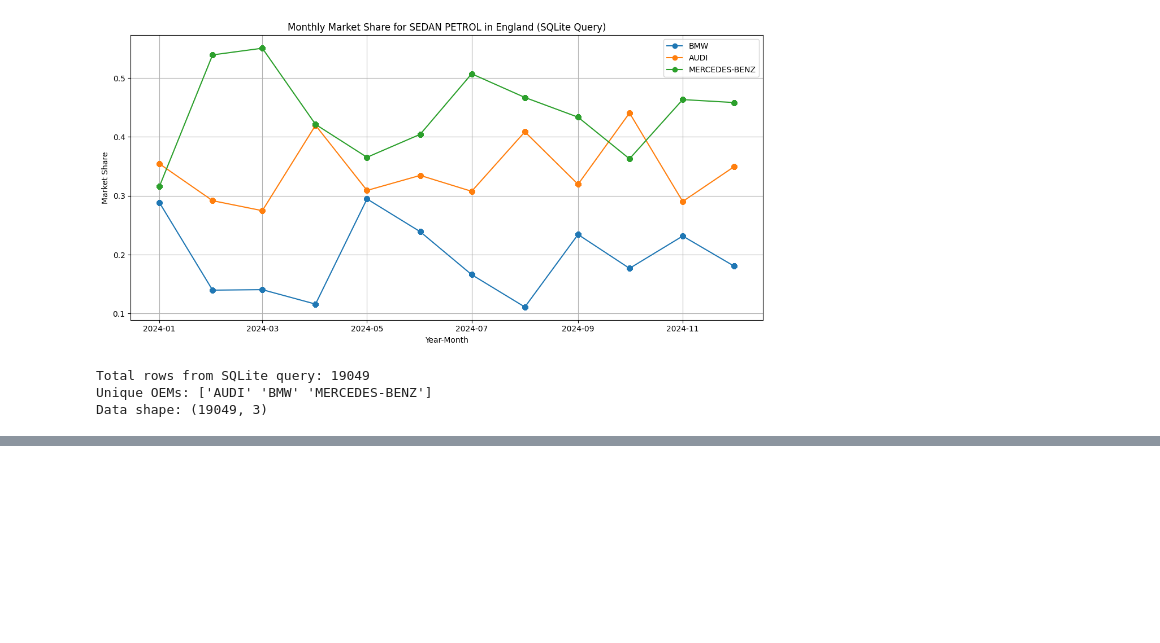
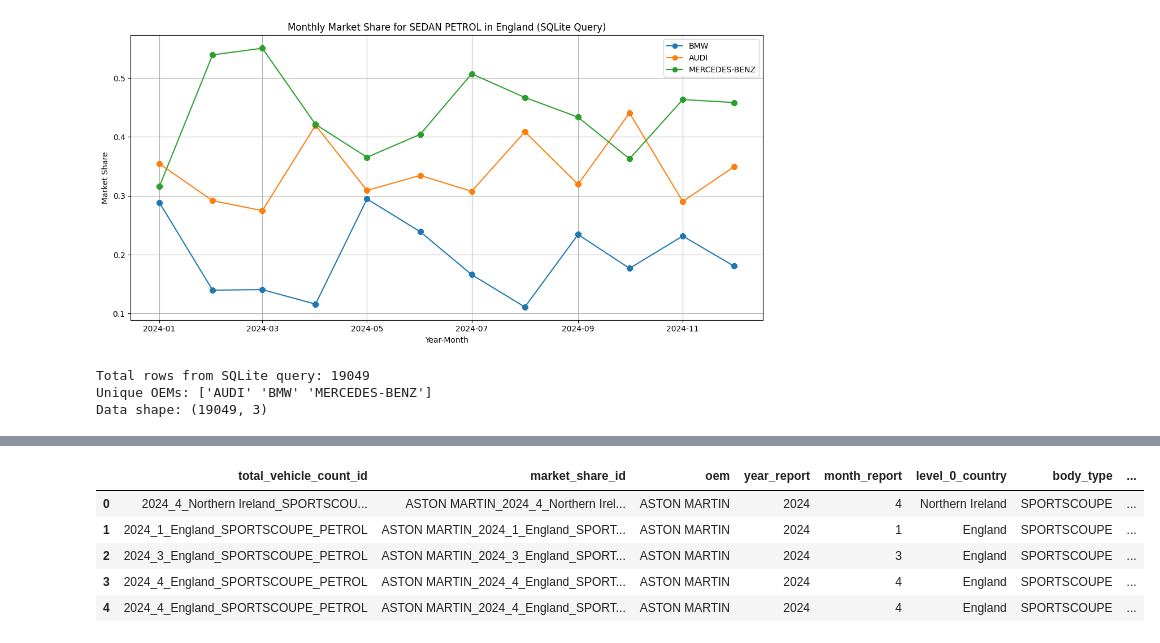
Before and after one commit to john2408/AdvancedDatavisualisationAgent, a Jupyter notebook: notebooks/database.ipynb, the cells around one changed output, grey strips where cells are left out. Cells and saved outputs as stored; diff of their text form; code cells hidden in the pictures; blank space fills up the shorter version.

```diff
--- a/notebooks/database.ipynb
+++ b/notebooks/database.ipynb
@@ -536,0 +715,9 @@ Data shape: (19049, 3)
+# %%
+fact_country.head()
+# %% [output]
+|  | total_vehicle_count_id | market_share_id | oem | year_report | month_report | level_0_country | body_type | ... |
+| 0 | 2024_4_Northern Ireland_SPORTSCOU... | ASTON MARTIN_2024_4_Northern Irel... | ASTON MARTIN | 2024 | 4 | Northern Ireland | SPORTSCOUPE | ... |
+| 1 | 2024_1_England_SPORTSCOUPE_PETROL | ASTON MARTIN_2024_1_England_SPORT... | ASTON MARTIN | 2024 | 1 | England | SPORTSCOUPE | ... |
+| 2 | 2024_3_England_SPORTSCOUPE_PETROL | ASTON MARTIN_2024_3_England_SPORT... | ASTON MARTIN | 2024 | 3 | England | SPORTSCOUPE | ... |
+| 3 | 2024_4_England_SPORTSCOUPE_PETROL | ASTON MARTIN_2024_4_England_SPORT... | ASTON MARTIN | 2024 | 4 | England | SPORTSCOUPE | ... |
+| 4 | 2024_4_England_SPORTSCOUPE_PETROL | ASTON MARTIN_2024_4_England_SPORT... | ASTON MARTIN | 2024 | 4 | England | SPORTSCOUPE | ... |
```
Also changed, not shown: parts of 24 cells of this notebook, 15 other files.
